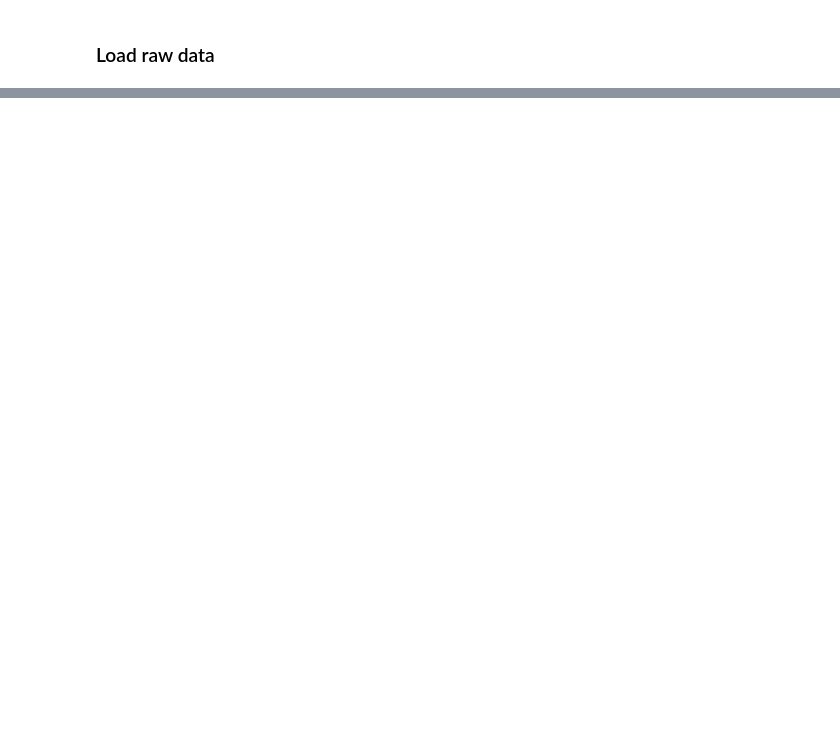
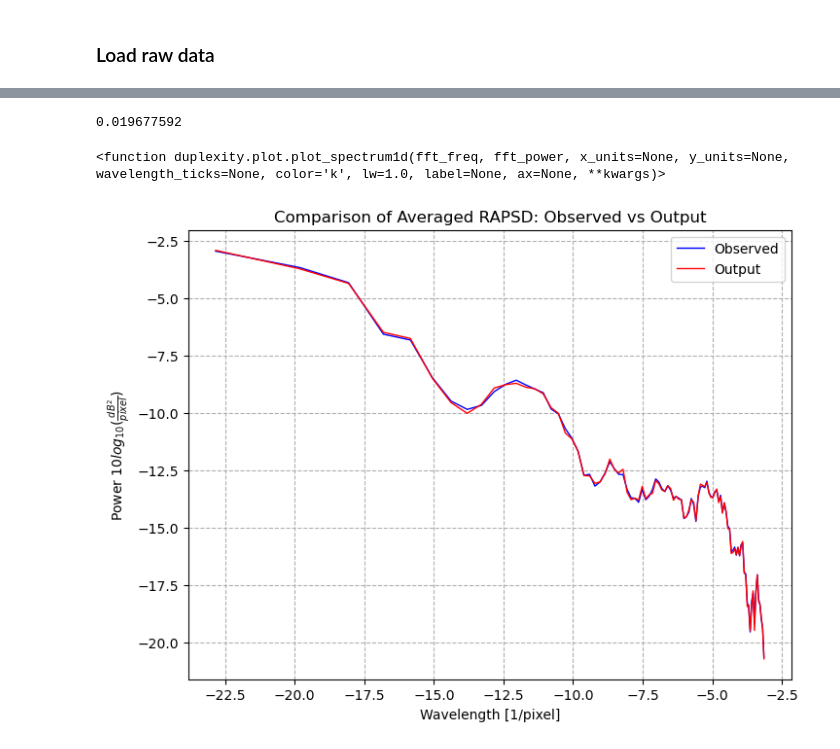
Before and after one commit to bodekerscientific/Duplexity, a Jupyter notebook: duplexity/usage.ipynb, the cells around one changed output, grey strips where cells are left out. Saved outputs shown, nothing was run; the diff lists cells and outputs as text; code cells hidden in the pictures; blank space fills up the shorter version.

```diff
--- a/duplexity/usage.ipynb
+++ b/duplexity/usage.ipynb
@@ -190,0 +360,60 @@ ZeroDivisionError: division by zero
+# %%
+averaged_rapsd = np.mean(rapsd_value)
+averaged_rapsd
+# %% [output]
+0.019677592
+# %%
+rapsd_obs_list = []
+rapsd_out_list = []
+
+freqs_obs = None
+
+for observed, output in zip(observed_data, output_data):
+    rapsd_obs, freqs_obs = rapsd(observed, return_freq=True)
+    rapsd_out, _ = rapsd(output, return_freq=True)
+
+    rapsd_obs_list.append(rapsd_obs)
+    rapsd_out_list.append(rapsd_out)
+
+# Step 2: Average the RAPSD across all samples
+rapsd_obs_avg = np.mean(rapsd_obs_list, axis=0)
+rapsd_out_avg = np.mean(rapsd_out_list, axis=0)
+# %%
+plot_spectrum1d
+# %% [output]
+<function duplexity.plot.plot_spectrum1d(fft_freq, fft_power, x_units=None, y_units=None, wavelength_ticks=None, color='k', lw=1.0, label=None, ax=None, **kwargs)>
+# %%
+# Step 3: Plot the averaged RAPSD using plot_spectrum1d
+fig, ax = plt.subplots(figsize=(8, 6))
+
+# Plot observed RAPSD
+plot_spectrum1d(
+    fft_freq=freqs_obs,
+    fft_power=rapsd_obs_avg,
+    x_units="pixel",  # Adjust based on your data
+    y_units="dB",  # Adjust based on your data
+    color="blue",
+    label="Observed",
+    ax=ax,
+)
+
+# Plot output RAPSD
+plot_spectrum1d(
+    fft_freq=freqs_obs,
+    fft_power=rapsd_out_avg,
+    x_units="pixel",  # Adjust based on your data
+    y_units="dB",  # Adjust based on your data
+    color="red",
+    label="Output",
+    ax=ax,
+)
+
+# Customize plot (title, legend, etc.)
+ax.set_title("Comparison of Averaged RAPSD: Observed vs Output")
+ax.legend()
+ax.grid(True, which="both", ls="--")
+
+# Show plot
+plt.show()
+# %% [output]
+[figure, added]
```
Also changed, not shown: parts of 49 cells of this notebook, 1 other file.
